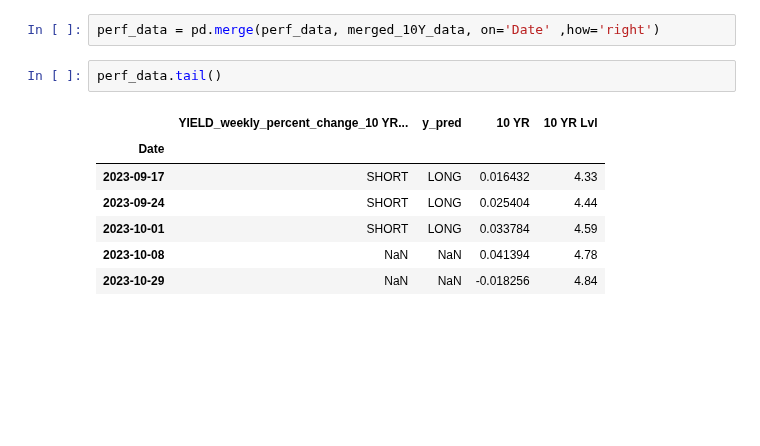
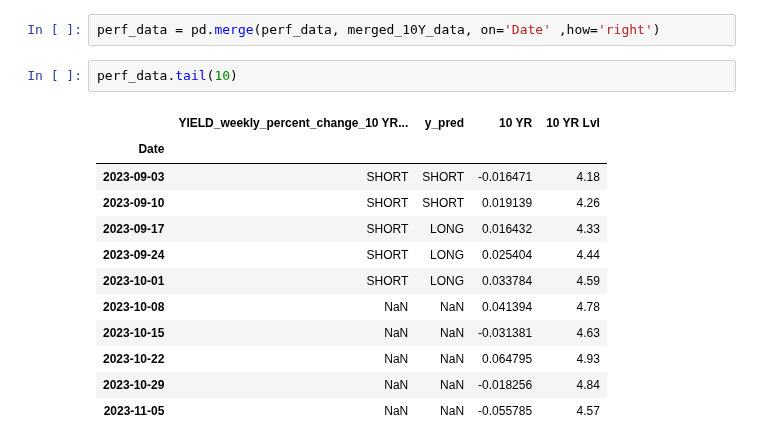
Before and after one commit to thestockman27/Fixed-Income-Dashboards, a Jupyter notebook: Model Forecast script.ipynb, the cells around one changed output. Saved outputs shown, nothing was run; the diff lists cells and outputs as text; blank space fills up the shorter version.

Commit message:
progress on performance update
need to add back a date to backtest dataframe so that new calcs are accurate

```diff
--- a/Model Forecast script.ipynb
+++ b/Model Forecast script.ipynb
@@ -130,12 +139,17 @@ merged_10Y_data = pd.merge(T10y_df, T10y_df_lvl, on='Date' ,how='left')
 # %%
 perf_data = pd.merge(perf_data, merged_10Y_data, on='Date' ,how='right')
 # %%
-perf_data.tail()
+perf_data.tail(10)
 # %% [output]
 |  | YIELD_weekly_percent_change_10 YR... | y_pred | 10 YR | 10 YR Lvl |
 | Date |  |  |  |  |
+| 2023-09-03 | SHORT | SHORT | -0.016471 | 4.18 |
+| 2023-09-10 | SHORT | SHORT | 0.019139 | 4.26 |
 | 2023-09-17 | SHORT | LONG | 0.016432 | 4.33 |
 | 2023-09-24 | SHORT | LONG | 0.025404 | 4.44 |
 | 2023-10-01 | SHORT | LONG | 0.033784 | 4.59 |
 | 2023-10-08 | NaN | NaN | 0.041394 | 4.78 |
+| 2023-10-15 | NaN | NaN | -0.031381 | 4.63 |
+| 2023-10-22 | NaN | NaN | 0.064795 | 4.93 |
 | 2023-10-29 | NaN | NaN | -0.018256 | 4.84 |
+| 2023-11-05 | NaN | NaN | -0.055785 | 4.57 |
```
Also changed, not shown: parts of 11 cells of this notebook, 3 other files.
